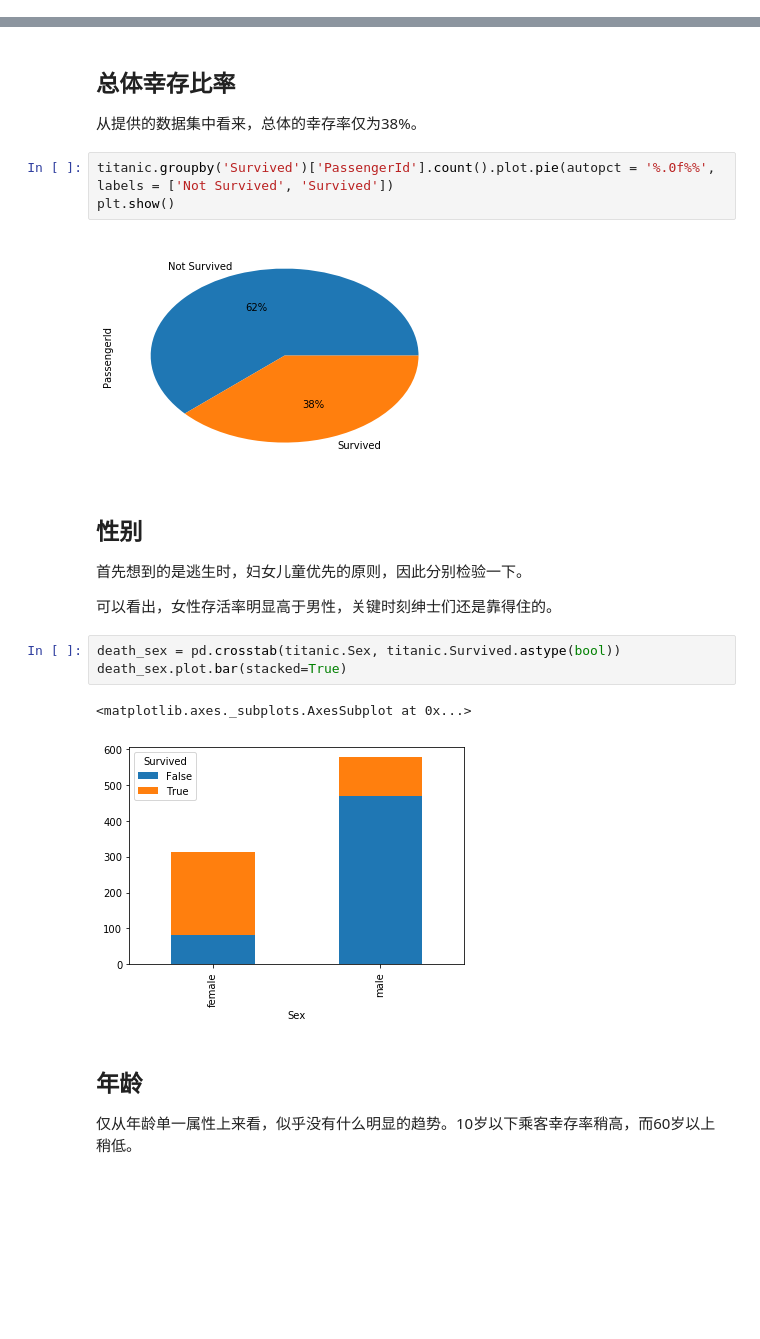
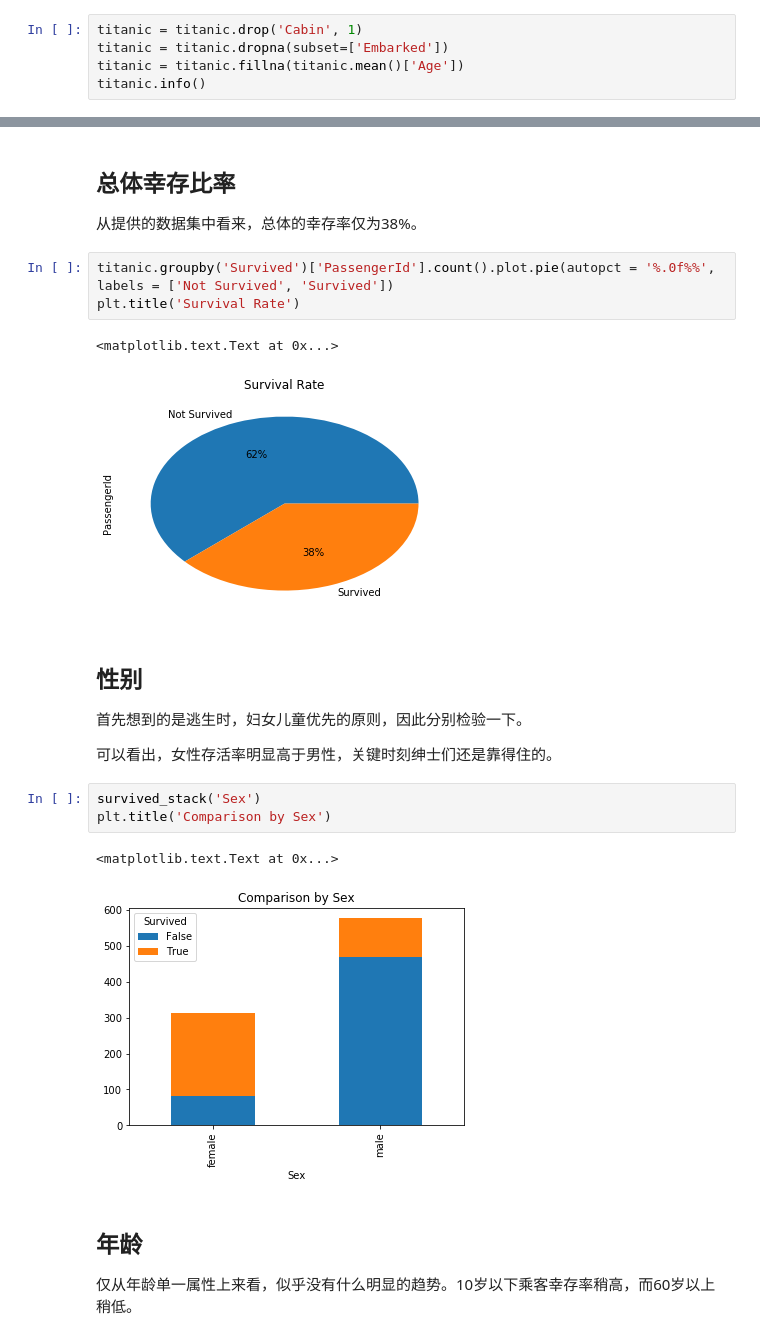
Before and after one commit to zcfan/ml-basic-part4-project, a Jupyter notebook: report.ipynb, the cells around one changed output, grey strips where cells are left out. Drawn from its saved outputs; the diff is of its cells as text; blank space fills up the shorter version.

```diff
--- a/report.ipynb
+++ b/report.ipynb
@@ -51,0 +59,5 @@ Age 与 Embarked 的缺失项我选择忽略，这里不进行额外处理，让
+# %%
+titanic = titanic.drop('Cabin', 1)
+titanic = titanic.dropna(subset=['Embarked'])
+titanic = titanic.fillna(titanic.mean()['Age'])
+titanic.info()
@@ -59,21 +88,22 @@ Age 与 Embarked 的缺失项我选择忽略，这里不进行额外处理，让
 从提供的数据集中看来，总体的幸存率仅为38%。
 # %%
 titanic.groupby('Survived')['PassengerId'].count().plot.pie(autopct = '%.0f%%', labels = ['Not Survived', 'Survived'])
-plt.show()
+plt.title('Survival Rate')
 # %% [output]
+<matplotlib.text.Text at 0x...>
-[figure, old version]
+[figure, new version]
 # %% [markdown]
 ## 性别
 
 首先想到的是逃生时，妇女儿童优先的原则，因此分别检验一下。
 
 可以看出，女性存活率明显高于男性，关键时刻绅士们还是靠得住的。
-# %%
-death_sex = pd.crosstab(titanic.Sex, titanic.Survived.astype(bool))
-death_sex.plot.bar(stacked=True)
-# %% [output]
-<matplotlib.axes._subplots.AxesSubplot at 0x...>
-[figure, removed]
+# %%
+survived_stack('Sex')
+plt.title('Comparison by Sex')
+# %% [output]
+<matplotlib.text.Text at 0x...>
+[figure, added]
 # %% [markdown]
 ## 年龄
 
```
Also changed, not shown: parts of 14 cells of this notebook.
